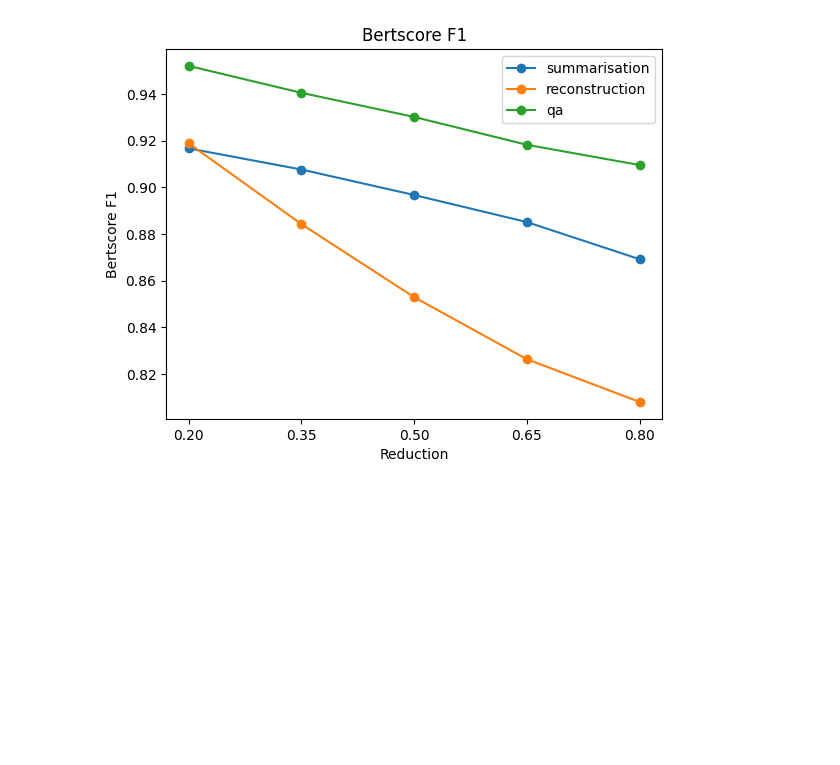
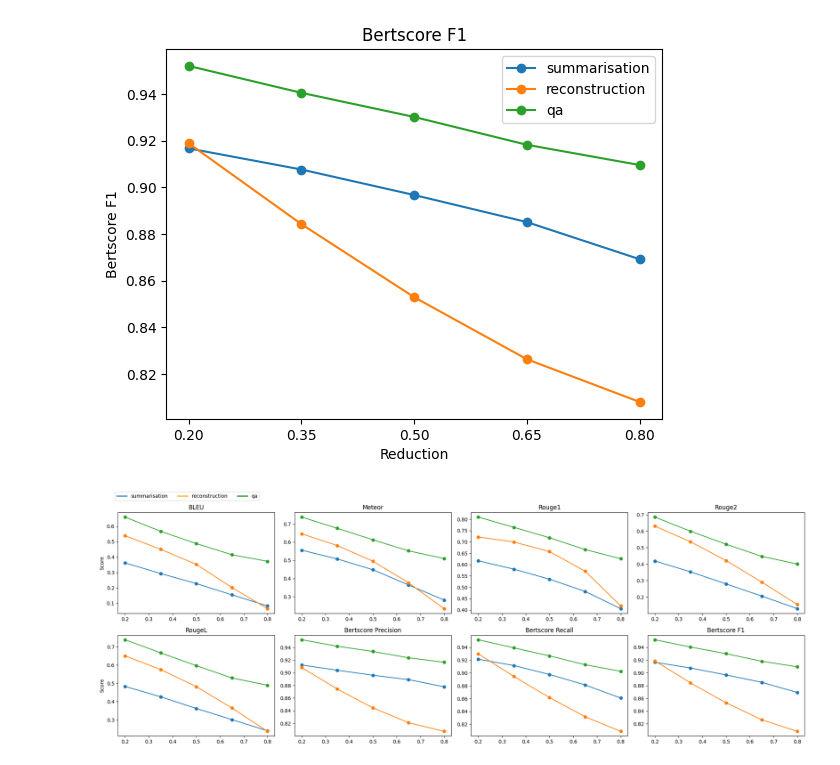
Before and after one commit to JacksonDongg/dissertation, a Jupyter notebook: vicuna_metrics_pic/pic_task.ipynb, the cells around one changed output. Cells and saved outputs as stored; diff of their text form; code cells hidden in the pictures; blank space fills up the shorter version.

```diff
--- a/vicuna_metrics_pic/pic_task.ipynb
+++ b/vicuna_metrics_pic/pic_task.ipynb
@@ -7,7 +8,7 @@ import matplotlib.pyplot as plt
 # task vs task
 # %%
 #load the data
-with open('data/vicuna_metrics.pkl', 'rb') as f:
+with open('../data/vicuna_metrics.pkl', 'rb') as f:
     data = pickle.load(f)
 # %%
 print(data.keys())
@@ -427,3 +426,51 @@ plt.legend()
 plt.show()
 # %% [output]
 [figure]
+# %%
+# Plotting
+fig, axs = plt.subplots(2, 4, figsize=(20, 7))
+
+
+# All metrics to loop over
+metrics = ['BLEU', 'Meteor', 'Rouge1', 'Rouge2', 'RougeL', 'Bertscore Precision', 'Bertscore Recall', 'Bertscore F1']
+average_values_tasks = [summarisation_bleu_values, reconstruction_bleu_values, qa_bleu_values,
+                        summarisation_meteor_values, reconstruction_meteor_values, qa_meteor_values,
+                        summarisation_rouge1_values, reconstruction_rouge1_values, qa_rouge1_values,
+                        summarisation_rouge2_values, reconstruction_rouge2_values, qa_rouge2_values,
+                        summarisation_rougeL_values, reconstruction_rougeL_values, qa_rougeL_values,
+                        summarisation_bertscore_precision_values, reconstruction_bertscore_precision_values, qa_bertscore_precision_values,
+                        summarisation_bertscore_recall_values, reconstruction_bertscore_recall_values, qa_bertscore_recall_values,
+                        summarisation_bertscore_f1_values, reconstruction_bertscore_f1_values, qa_bertscore_f1_values]
+
+
+# Prepare for the legend
+"""
+If you want to change the name of legend, you can change label='summarisation' to label='Anything you want'
+"""
+lines = [Line2D([0], [0], lw=2, label='summarisation'),
+         Line2D([0], [0], color='orange', lw=2, label='reconstruction'),
+         Line2D([0], [0], color='green', lw=2, label='qa')]
+
+# Loop over all subplots
+for idx, ax in enumerate(axs.flat):
+    metric = metrics[idx]
+    average_summarisation = average_values_tasks[3*idx]
+    average_reconstruction = average_values_tasks[3*idx+1]
+    average_qa = average_values_tasks[3*idx+2]
+    ax.plot(reduction_values, average_summarisation, 'o-')
+    ax.plot(reduction_values, average_reconstruction, 'o-')
+    ax.plot(reduction_values, average_qa, 'o-')
+    ax.set_title(metric)
+    if idx % 4 == 0:  # # If it's the first pic, keeping the score on the left
+        ax.set_ylabel('Score')
+    else:
+        ax.set_ylabel('')
+
+# Place legend
+fig.legend(handles=lines, loc='upper center', ncol=3, bbox_to_anchor=(0.13, 1.04))
+
+
+plt.tight_layout()
+plt.show()
+# %% [output]
+[figure, added]
```
Also changed, not shown: parts of 2 cells of this notebook, 2 other files.
